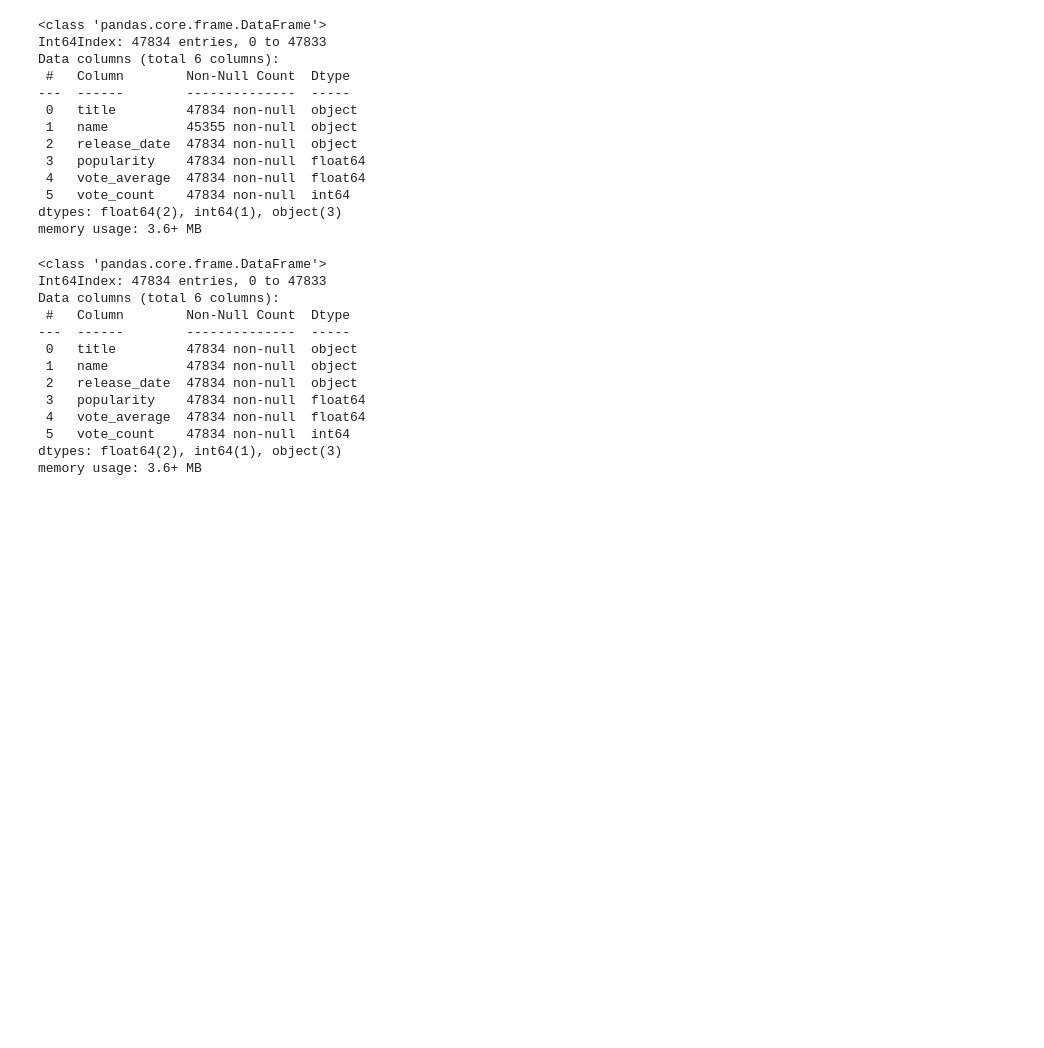
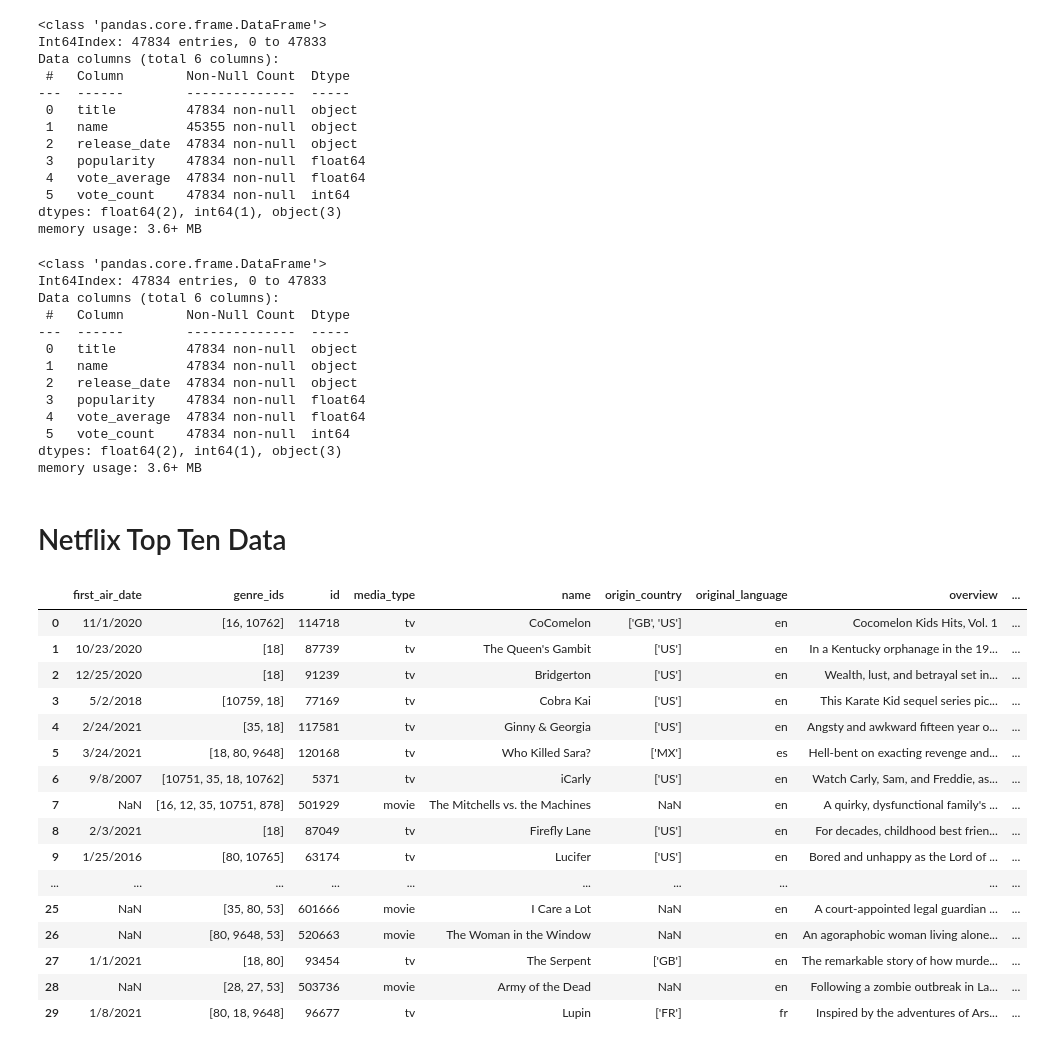
Before and after one commit to zelda4669/movie-data-analysis, a Jupyter notebook: Noelle EDA.ipynb, the cells around one changed output. Drawn from its saved outputs; the diff is of its cells as text; code cells hidden in the pictures; blank space fills up the shorter version.

Commit message:
Web scraping and cleaned web scraped data

```diff
--- a/Noelle EDA.ipynb
+++ b/Noelle EDA.ipynb
@@ -373,3 +373,28 @@ memory usage: 3.6+ MB
 # %%
 #Export this dataframe to a CSV for later use
 clean_tmdb.to_csv('TMDB Info With Genre Names.csv', index=False)
+# %% [markdown]
+# Netflix Top Ten Data
+# %%
+netflix_df = pd.read_csv('Data/Edited Data/Netflix Top 10.csv')
+tmdb_df = pd.read_csv('Data/Edited Data/TMDB-Netflix Data.csv', converters={'genre_ids': eval})
+# %%
+tmdb_df.head(30)
+# %% [output]
+|  | first_air_date | genre_ids | id | media_type | name | origin_country | original_language | overview | ... |
+| 0 | 11/1/2020 | [16, 10762] | 114718 | tv | CoComelon | ['GB', 'US'] | en | Cocomelon Kids Hits, Vol. 1 | ... |
+| 1 | 10/23/2020 | [18] | 87739 | tv | The Queen's Gambit | ['US'] | en | In a Kentucky orphanage in the 19... | ... |
+| 2 | 12/25/2020 | [18] | 91239 | tv | Bridgerton | ['US'] | en | Wealth, lust, and betrayal set in... | ... |
+| 3 | 5/2/2018 | [10759, 18] | 77169 | tv | Cobra Kai | ['US'] | en | This Karate Kid sequel series pic... | ... |
+| 4 | 2/24/2021 | [35, 18] | 117581 | tv | Ginny & Georgia | ['US'] | en | Angsty and awkward fifteen year o... | ... |
+| 5 | 3/24/2021 | [18, 80, 9648] | 120168 | tv | Who Killed Sara? | ['MX'] | es | Hell-bent on exacting revenge and... | ... |
+| 6 | 9/8/2007 | [10751, 35, 18, 10762] | 5371 | tv | iCarly | ['US'] | en | Watch Carly, Sam, and Freddie, as... | ... |
+| 7 | NaN | [16, 12, 35, 10751, 878] | 501929 | movie | The Mitchells vs. the Machines | NaN | en | A quirky, dysfunctional family's ... | ... |
+| 8 | 2/3/2021 | [18] | 87049 | tv | Firefly Lane | ['US'] | en | For decades, childhood best frien... | ... |
+| 9 | 1/25/2016 | [80, 10765] | 63174 | tv | Lucifer | ['US'] | en | Bored and unhappy as the Lord of ... | ... |
+| ... | ... | ... | ... | ... | ... | ... | ... | ... | ... |
+| 25 | NaN | [35, 80, 53] | 601666 | movie | I Care a Lot | NaN | en | A court-appointed legal guardian ... | ... |
+| 26 | NaN | [80, 9648, 53] | 520663 | movie | The Woman in the Window | NaN | en | An agoraphobic woman living alone... | ... |
+| 27 | 1/1/2021 | [18, 80] | 93454 | tv | The Serpent | ['GB'] | en | The remarkable story of how murde... | ... |
+| 28 | NaN | [28, 27, 53] | 503736 | movie | Army of the Dead | NaN | en | Following a zombie outbreak in La... | ... |
+| 29 | 1/8/2021 | [80, 18, 9648] | 96677 | tv | Lupin | ['FR'] | fr | Inspired by the adventures of Ars... | ... |
```
Also changed, not shown: parts of 10 cells of this notebook, 6 other files.
